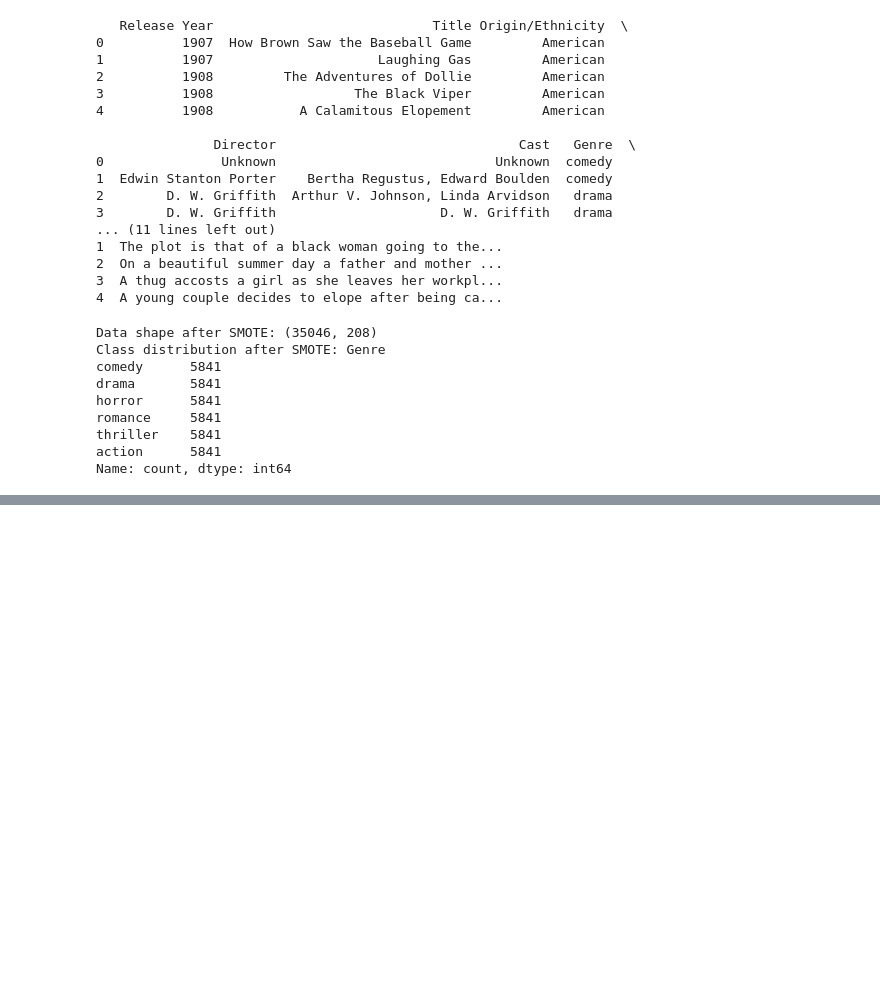
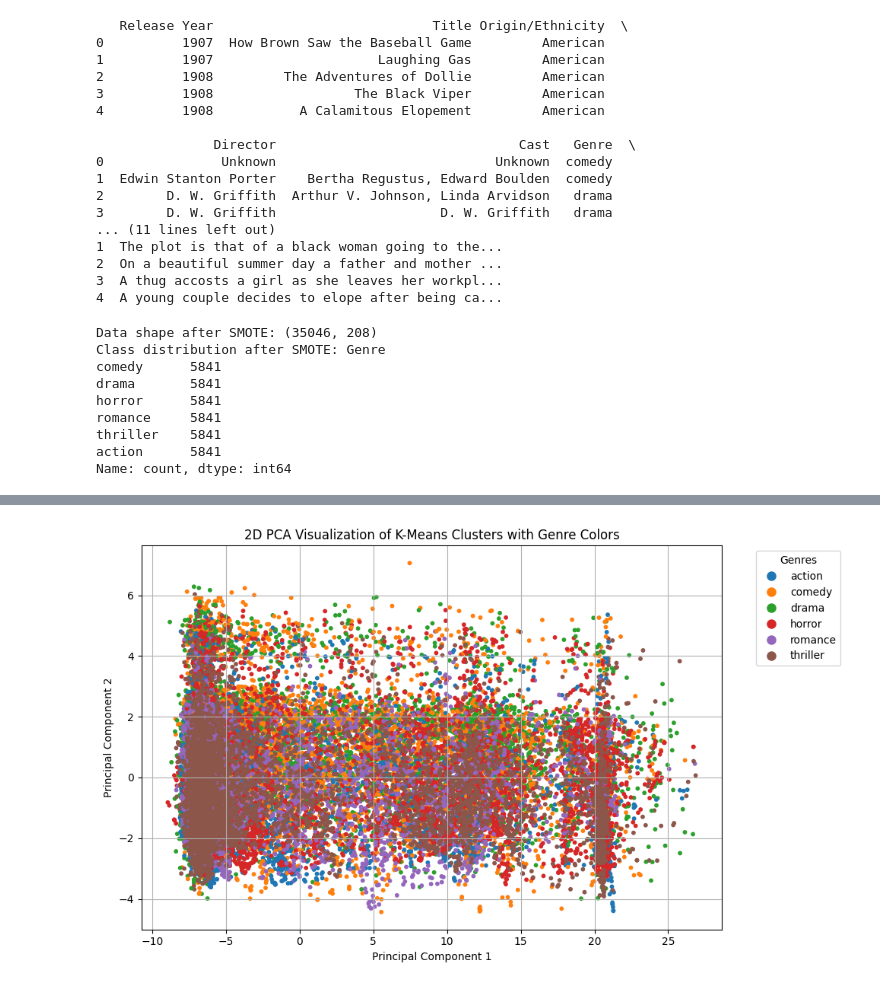
Before and after one commit to Sabtorin2002/MoviePlotsGenre, a Jupyter notebook: Extra/K-MeansGroupingMovies.ipynb, the cells around one changed output, grey strips where cells are left out. Saved outputs shown, nothing was run; the diff lists cells and outputs as text; code cells hidden in the pictures; blank space fills up the shorter version.

Commit message:
commit KMeans

```diff
--- a/Extra/K-MeansGroupingMovies.ipynb
+++ b/Extra/K-MeansGroupingMovies.ipynb
@@ -152,3 +154,30 @@ plt.show()
+# %%
+# Assign a unique color for each genre in the visualization
+unique_genres = np.unique(true_labels_balanced)
+genre_colors = {genre: plt.cm.tab10(i) for i, genre in enumerate(unique_genres)}
+
+# Create a color map for the plot
+colors = [genre_colors[label] for label in true_labels_balanced]
+
+# Visualize K-Means clustering with genres associated with colors
+plt.figure(figsize=(10, 6))
+scatter_kmeans_genres = plt.scatter(
+    data_reduced[:, 0],
+    data_reduced[:, 1],
+    c=colors, s=10
+)
+plt.title("2D PCA Visualization of K-Means Clusters with Genre Colors")
+plt.xlabel("Principal Component 1")
+plt.ylabel("Principal Component 2")
+plt.grid(True)
+# Add a legend for genres
+handles = [plt.Line2D([0], [0], marker='o', color=color, linestyle='', markersize=8)
+           for genre, color in genre_colors.items()]
+plt.legend(handles, unique_genres, title="Genres", bbox_to_anchor=(1.05, 1), loc='upper left')
+plt.tight_layout()
+plt.show()
+# %% [output]
+[figure, added]
 # %%
 # Generate Contingency Matrix for K-Means
 contingency_kmeans = pd.crosstab(kmeans_labels, true_labels_balanced)
```
Also changed, not shown: parts of 6 cells of this notebook.
